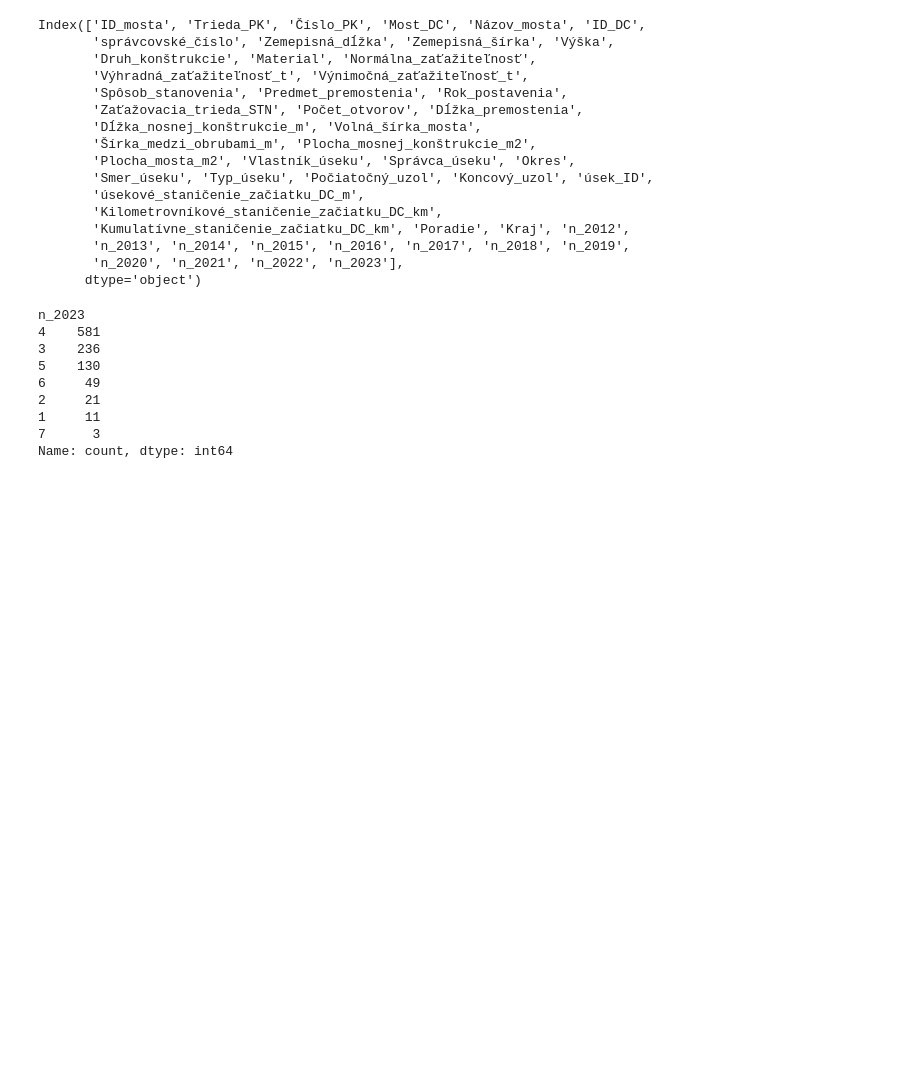
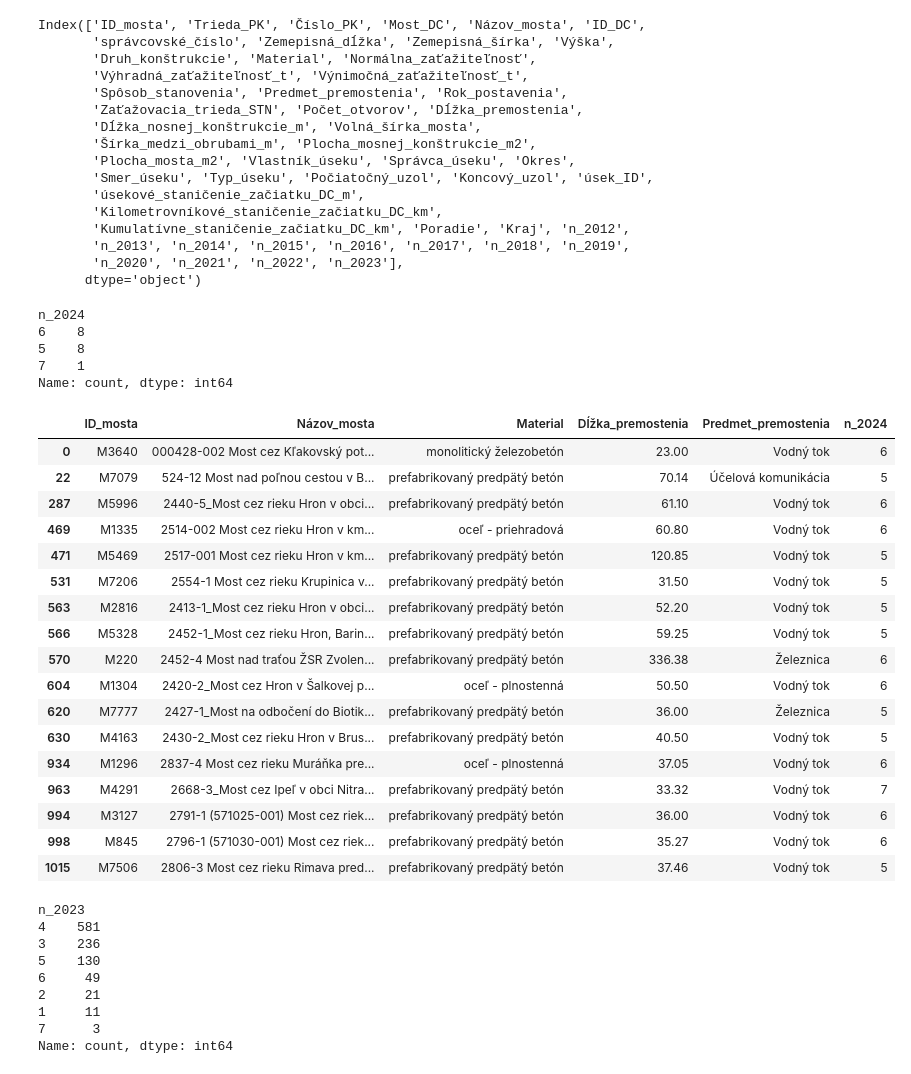
Before and after one commit to Medvedku/Bridges, a Jupyter notebook: 06_SC_BB/DT/00_data_BB.ipynb, the cells around one changed output. Saved outputs shown, nothing was run; the diff lists cells and outputs as text; code cells hidden in the pictures; blank space fills up the shorter version.

```diff
--- a/06_SC_BB/DT/00_data_BB.ipynb
+++ b/06_SC_BB/DT/00_data_BB.ipynb
@@ -4,13 +4,13 @@ import pandas as pd
 # DOMA
 nodes_path = r"C:\Users\Doktor\Documents\GitHub\Bridges\Data\Nodes_processed.csv"
 roads_path = r"C:\Users\Doktor\Documents\GitHub\Bridges\Data\Roads_processed.csv"
-bridges_path = r"C:\Users\Doktor\Documents\GitHub\Bridges\Data\df_bridges_data.csv"
+bridges_path = r"C:\Users\Doktor\Documents\GitHub\Bridges\Data\df_bridges_2024_all.csv"
 survey_path = r"C:\Users\Doktor\Documents\GitHub\Bridges\Data\surveys\Survey.csv"
 
 # # ROBOTA
 # nodes_path = r"C:\Users\relia\Documents\GitHub\Bridges\Data\Nodes_processed.csv"
 # roads_path = r"C:\Users\relia\Documents\GitHub\Bridges\Data\Roads_processed.csv"
-# bridges_path = r"C:\Users\relia\Documents\GitHub\Bridges\Data\df_bridges_data.csv"
+# bridges_path = r"C:\Users\relia\Documents\GitHub\Bridges\Data\df_bridges_2024_all.csv"
 # survey_path = r"C:\Users\relia\Documents\GitHub\Bridges\Data\surveys\Survey.csv"
 
 # Load the CSV data into a DataFrame
@@ -201,6 +192,51 @@ Index(['ID_mosta', 'Trieda_PK', 'Číslo_PK', 'Most_DC', 'Názov_mosta', 'ID_DC'
        'n_2013', 'n_2014', 'n_2015', 'n_2016', 'n_2017', 'n_2018', 'n_2019',
        'n_2020', 'n_2021', 'n_2022', 'n_2023'],
       dtype='object')
+# %%
+import pandas as pd
+
+# Assuming `filtered_bridges` is your DataFrame
+
+# Define the conditions
+condition_prefab = (filtered_bridges['Material'].isin(
+    ['prefabrikovaný predpätý betón', 'prefabrikovaný železobetón'])) & (filtered_bridges['Dĺžka_premostenia'] > 30)
+condition_other = (~filtered_bridges['Material'].isin(
+    ['prefabrikovaný predpätý betón', 'prefabrikovaný železobetón'])) & (filtered_bridges['Dĺžka_premostenia'] > 20)
+condition_traffic = filtered_bridges['n_2024'] >= 5
+
+# Filter the DataFrame based on the combined conditions
+filtered_result = filtered_bridges[(
+    condition_prefab | condition_other) & condition_traffic]
+# %%
+filtered_result["n_2024"].value_counts()
+# %% [output]
+n_2024
+6    8
+5    8
+7    1
+Name: count, dtype: int64
+# %%
+filtered_result[["ID_mosta", "Názov_mosta", "Material",
+                 "Dĺžka_premostenia", "Predmet_premostenia", "n_2024"]]
+# %% [output]
+|  | ID_mosta | Názov_mosta | Material | Dĺžka_premostenia | Predmet_premostenia | n_2024 |
+| 0 | M3640 | 000428-002 Most cez Kľakovský pot... | monolitický železobetón | 23.00 | Vodný tok | 6 |
+| 22 | M7079 | 524-12 Most nad poľnou cestou v B... | prefabrikovaný predpätý betón | 70.14 | Účelová komunikácia | 5 |
+| 287 | M5996 | 2440-5_Most cez rieku Hron v obci... | prefabrikovaný predpätý betón | 61.10 | Vodný tok | 6 |
+| 469 | M1335 | 2514-002 Most cez rieku Hron v km... | oceľ - priehradová | 60.80 | Vodný tok | 6 |
+| 471 | M5469 | 2517-001 Most cez rieku Hron v km... | prefabrikovaný predpätý betón | 120.85 | Vodný tok | 5 |
+| 531 | M7206 | 2554-1 Most cez rieku Krupinica v... | prefabrikovaný predpätý betón | 31.50 | Vodný tok | 5 |
+| 563 | M2816 | 2413-1_Most cez rieku Hron v obci... | prefabrikovaný predpätý betón | 52.20 | Vodný tok | 5 |
+| 566 | M5328 | 2452-1_Most cez rieku Hron, Barin... | prefabrikovaný predpätý betón | 59.25 | Vodný tok | 5 |
+| 570 | M220 | 2452-4 Most nad traťou ŽSR Zvolen... | prefabrikovaný predpätý betón | 336.38 | Železnica | 6 |
+| 604 | M1304 | 2420-2_Most cez Hron v Šalkovej p... | oceľ - plnostenná | 50.50 | Vodný tok | 6 |
+| 620 | M7777 | 2427-1_Most na odbočení do Biotik... | prefabrikovaný predpätý betón | 36.00 | Železnica | 5 |
+| 630 | M4163 | 2430-2_Most cez rieku Hron v Brus... | prefabrikovaný predpätý betón | 40.50 | Vodný tok | 5 |
+| 934 | M1296 | 2837-4 Most cez rieku Muráňka pre... | oceľ - plnostenná | 37.05 | Vodný tok | 6 |
+| 963 | M4291 | 2668-3_Most cez Ipeľ v obci Nitra... | prefabrikovaný predpätý betón | 33.32 | Vodný tok | 7 |
+| 994 | M3127 | 2791-1 (571025-001) Most cez riek... | prefabrikovaný predpätý betón | 36.00 | Vodný tok | 6 |
+| 998 | M845 | 2796-1 (571030-001) Most cez riek... | prefabrikovaný predpätý betón | 35.27 | Vodný tok | 6 |
+| 1015 | M7506 | 2806-3 Most cez rieku Rimava pred... | prefabrikovaný predpätý betón | 37.46 | Vodný tok | 5 |
 # %%
 import plotly.graph_objects as go
 
```
Also changed, not shown: parts of 3 cells of this notebook, 3 other files.
